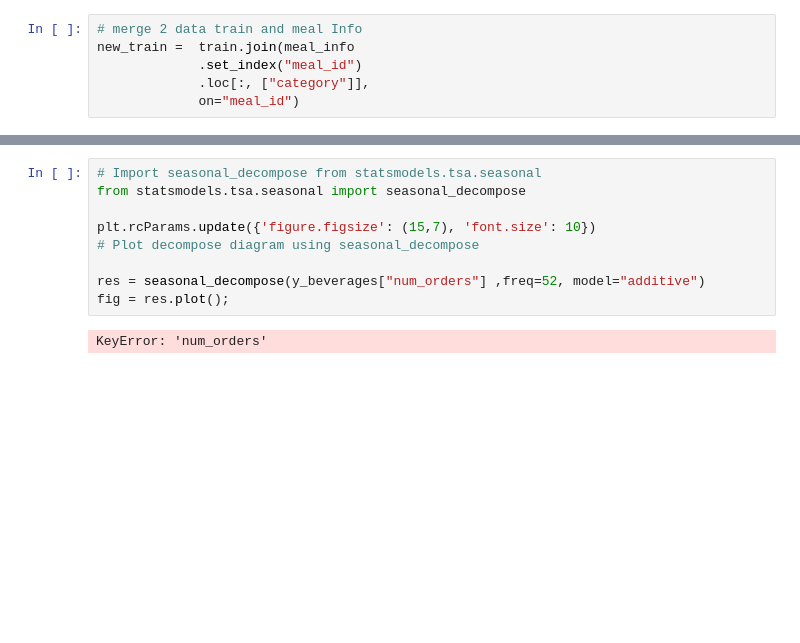
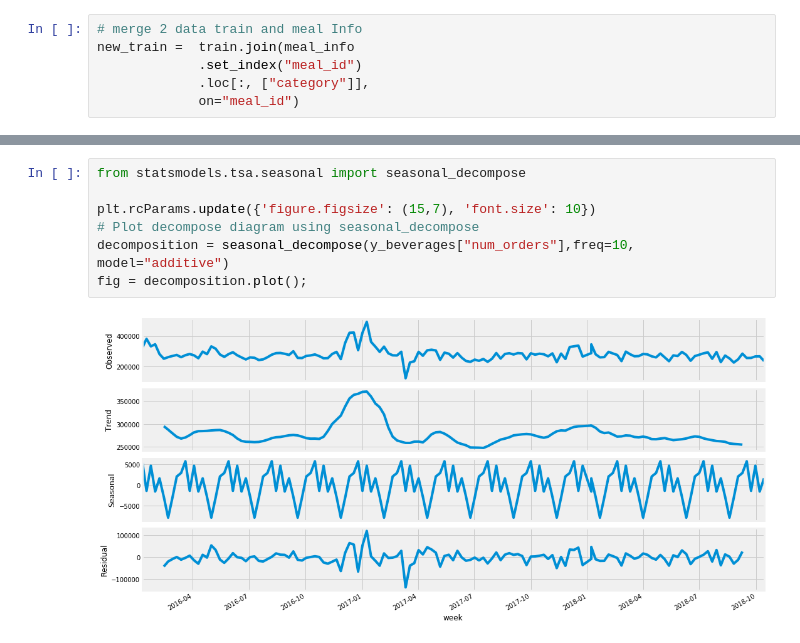
Before and after one commit to shineshiao/machine-learning-coder_school, a Jupyter notebook: final_project/Final_project.ipynb, the cells around one changed output, grey strips where cells are left out. Drawn from its saved outputs; the diff is of its cells as text; blank space fills up the shorter version.

```diff
--- a/final_project/Final_project.ipynb
+++ b/final_project/Final_project.ipynb
@@ -118,11 +148,9 @@ TypeError: cannot handle this type -> object
 # %%
-# Import seasonal_decompose from statsmodels.tsa.seasonal
 from statsmodels.tsa.seasonal import seasonal_decompose
 
 plt.rcParams.update({'figure.figsize': (15,7), 'font.size': 10})
 # Plot decompose diagram using seasonal_decompose
-
-res = seasonal_decompose(y_beverages["num_orders"] ,freq=52, model="additive")
-fig = res.plot();
+decomposition = seasonal_decompose(y_beverages["num_orders"],freq=10, model="additive")
+fig = decomposition.plot();
 # %% [output]
-KeyError: 'num_orders'
+[figure, added]
```
Also changed, not shown: parts of 19 cells of this notebook, 2 other files.
